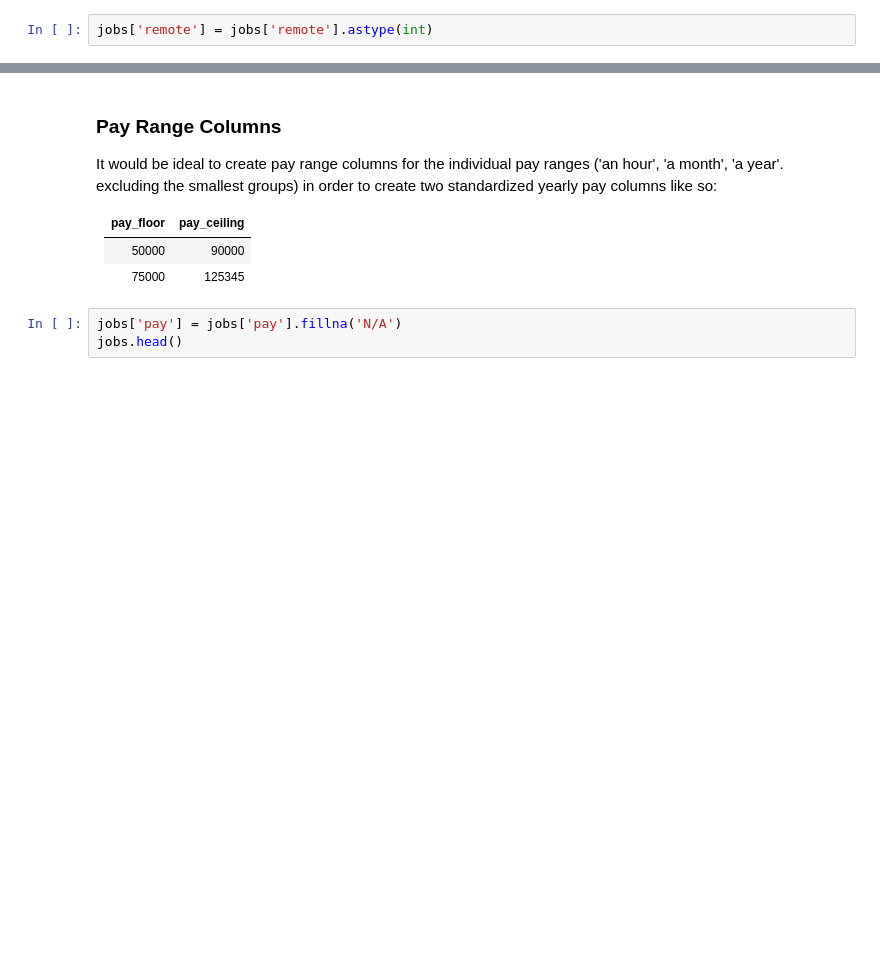
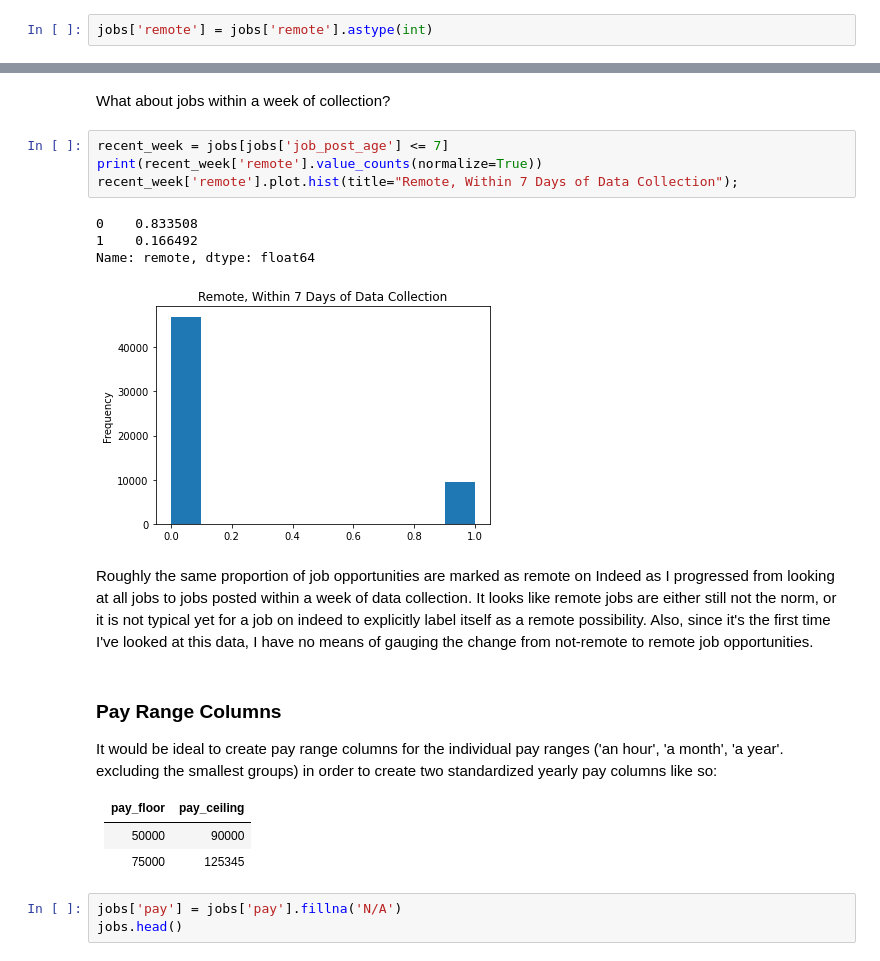
Before and after one commit to jose-marquez89/tech-job-landscape, a Jupyter notebook: python_scrape/jobs_explore.ipynb, the cells around one changed output, grey strips where cells are left out. Saved outputs shown, nothing was run; the diff lists cells and outputs as text; blank space fills up the shorter version.

Commit message:
begins data cleaning process

```diff
--- a/python_scrape/jobs_explore.ipynb
+++ b/python_scrape/jobs_explore.ipynb
@@ -91,3 +123,16 @@ jobs['remote'].plot.hist();
+# %% [markdown]
+What about jobs within a week of collection?
+# %%
+recent_week = jobs[jobs['job_post_age'] <= 7]
+print(recent_week['remote'].value_counts(normalize=True))
+recent_week['remote'].plot.hist(title="Remote, Within 7 Days of Data Collection");
+# %% [output]
+0    0.833508
+1    0.166492
+Name: remote, dtype: float64
+[figure, added]
+# %% [markdown]
+Roughly the same proportion of job opportunities are marked as remote on Indeed as I progressed from looking at all jobs to jobs posted within a week of data collection. It looks like remote jobs are either still not the norm, or it is not typical yet for a job on indeed to explicitly label itself as a remote possibility. Also, since it's the first time I've looked at this data, I have no means of gauging the change from not-remote to remote job opportunities.
 # %% [markdown]
 ### Pay Range Columns
 It would be ideal to create pay range columns for the individual pay ranges ('an hour', 'a month', 'a year'. excluding the smallest groups) in order to create two standardized yearly pay columns like so:
```
Also changed, not shown: parts of 15 cells of this notebook.
